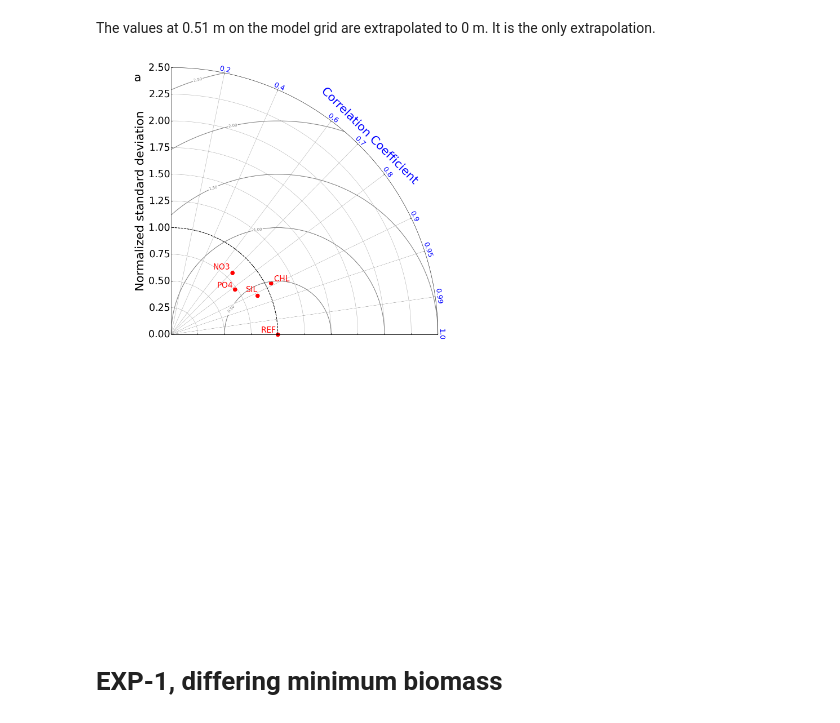
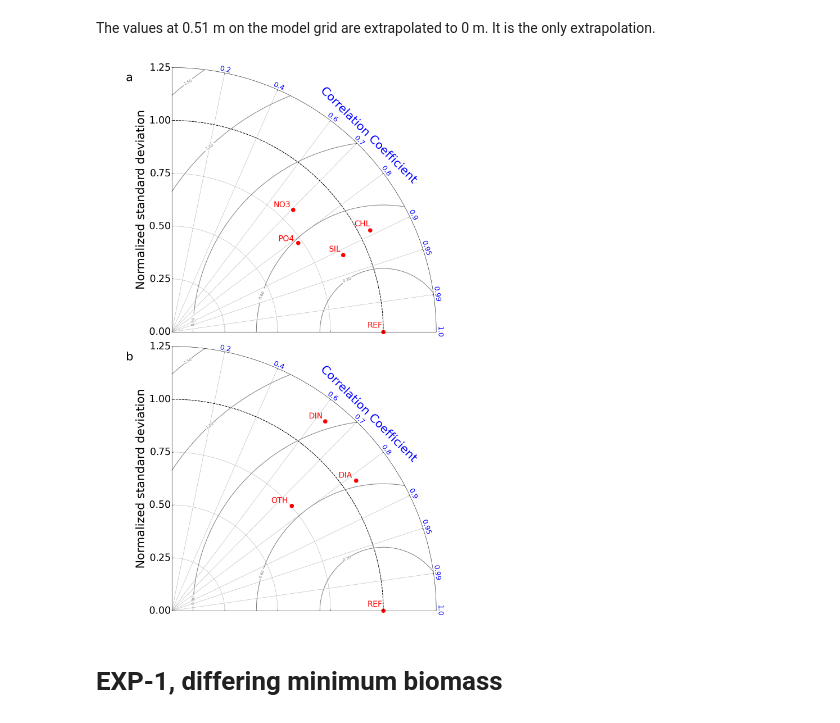
Before and after one commit to maximebenoitgagne/timing, a Jupyter notebook: timing.ipynb, the cells around one changed output. Saved outputs shown, nothing was run; the diff lists cells and outputs as text; code cells hidden in the pictures.

```diff
--- a/timing.ipynb
+++ b/timing.ipynb
@@ -1320,6 +1320,7 @@ diatomsnotgrouped_df=groups_df[(groups_df.mission=='ice_camp_2016') \
 # %%
 diatoms_df=diatomsnotgrouped_df.groupby(['doy','depth'])\
 .agg({'carbon_estimate_mg_c_m3':'sum'}).reset_index()
+diatomsobs_df=diatoms_df[diatoms_df.carbon_estimate_mg_c_m3!=0.0]
 # %%
 nT=365
 array1d_iT_obsvintcphytodiatom=np.full(nT,np.NaN)
@@ -1432,6 +1433,7 @@ dinonotgrouped_df=groups_df[(groups_df.mission=='ice_camp_2016') \
 # %%
 dino_df=dinonotgrouped_df.groupby(['doy','depth'])\
 .agg({'carbon_estimate_mg_c_m3':'sum'}).reset_index()
+dinoobs_df=dino_df[dino_df.carbon_estimate_mg_c_m3!=0.0]
 # %%
 nT=365
 array1d_iT_obsvintcphytodino=np.full(nT,np.NaN)
@@ -1544,6 +1546,7 @@ othernotgrouped_df=groups_df[(groups_df.mission=='ice_camp_2016') \
 # %%
 other_df=othernotgrouped_df.groupby(['doy','depth'])\
 .agg({'carbon_estimate_mg_c_m3':'sum'}).reset_index()
+otherobs_df=other_df[other_df.carbon_estimate_mg_c_m3!=0.0]
 # %%
 nT=365
 array1d_iT_obsvintcphytoother=np.full(nT,np.NaN)
@@ -3075,6 +3078,21 @@ nstdlogchl,corrcoeflogchl=vstats_pos.get_nstd_corrcoef(
     obs_varname='chlHPLC',
     mod_df=chlmod_df,
     mod_varname='chl')
+nstdlogdiatom,corrcoeflogdiatom=vstats_pos.get_nstd_corrcoef(
+    obs_df=diatomsobs_df,
+    obs_varname='carbon_estimate_mg_c_m3',
+    mod_df=simdiatom_df,
+    mod_varname='carbon_estimate_mg_c_m3')
+nstdlogdino,corrcoeflogdino=vstats_pos.get_nstd_corrcoef(
+    obs_df=dinoobs_df,
+    obs_varname='carbon_estimate_mg_c_m3',
+    mod_df=simdino_df,
+    mod_varname='carbon_estimate_mg_c_m3')
+nstdlogother,corrcoeflogother=vstats_pos.get_nstd_corrcoef(
+    obs_df=otherobs_df,
+    obs_varname='carbon_estimate_mg_c_m3',
+    mod_df=simother_df,
+    mod_varname='carbon_estimate_mg_c_m3')
 # %%
 def make_plots(fig):
     plt.axis('off')
@@ -3087,7 +3105,7 @@ def make_plots(fig):
                                     fig=fig,
                                     rect=rect,
                                     label='Reference',
-                                    srange=(0,2.5),
+                                    srange=(0.00,1.25),
                                     extend=extend)
     dia.add_sample(nstdlogchl,
                    corrcoeflogchl,
@@ -3116,40 +3134,92 @@ def make_plots(fig):
                    ms=10,
                    ls='',
                    mfc='red',
                    mec='red')
     dia.add_grid()
     contours=dia.add_contours(colors='0.5')
     plt.clabel(contours, inline=1, fontsize=10, fmt='%.2f')
 
-    plt.text(33*np.pi/100,0.52,'CHL',
+    plt.text(0.90,0.51,'CHL',
              horizontalalignment = 'center',verticalalignment='center',
              color='red', fontsize=20)
-    plt.text(15*np.pi/100,0.63,'NO3',
+    plt.text(0.52,0.60,'NO3',
              horizontalalignment = 'center',verticalalignment='center',
              color='red', fontsize=20)
-    plt.text(24*np.pi/100,0.42,'SIL',
+    plt.text(0.77,0.39,'SIL',
              horizontalalignment = 'center',verticalalignment='center',
              color='red', fontsize=20)
-    plt.text(16*np.pi/100,0.46,'PO4',
+    plt.text(0.54,0.44,'PO4',
              horizontalalignment = 'center',verticalalignment='center',
              color='red', fontsize=20)
-    plt.text(29*np.pi/100,0.04,'REF',
+    plt.text(0.96,0.03,'REF',
              horizontalalignment = 'center',verticalalignment='center',
              color='red', fontsize=20)
-    plt.text(-10*np.pi/100,2.40,' a ',
+    plt.text(-0.20,1.20,' a ',
+             horizontalalignment = 'center',verticalalignment='center',
+             fontsize=30)
+    plt.tight_layout()
+
+    # --- GROUPS
+    rect=212
+    dia=TaylorDiagram.TaylorDiagram(refnstd,
+                                    fig=fig,
+                                    rect=rect,
+                                    label='Reference',
+                                    srange=(0.00,1.25),
+                                    extend=False)
+    dia.add_sample(nstdlogdiatom,
+                   corrcoeflogdiatom,
+                   marker='o',
+                   ms=10,
+                   ls='',
+                   mfc='red',
+                   mec='red',
+                   label='DIA')
+    dia.add_sample(nstdlogdino,
+                   corrcoeflogdino,
+                   marker='o',
+                   ms=10,
+                   ls='',
+                   mfc='red',
+                   mec='red',
+                   label='DIN')
+    dia.add_sample(nstdlogother,
+                   corrcoeflogother,
+                   marker='o',
+                   ms=10,
+                   ls='',
+                   mfc='red',
+                   mec='red',
+                   label='OTH')
+    dia.add_grid()
+    contours=dia.add_contours(colors='0.5')
+    plt.clabel(contours, inline=1, fontsize=10, fmt='%.2f')
+    plt.text(0.82,0.64,'DIA',
+             horizontalalignment = 'center',verticalalignment='center',
+             color='red', fontsize=20)
+    plt.text(0.68,0.92,'DIN',
+             horizontalalignment = 'center',verticalalignment='center',
+             color='red', fontsize=20)
+    plt.text(0.51,0.52,'OTH',
+             horizontalalignment = 'center',verticalalignment='center',
+             color='red', fontsize=20)
+    plt.text(0.96,0.03,'REF',
+             horizontalalignment = 'center',verticalalignment='center',
+             color='red', fontsize=20)
+    plt.text(-0.20,1.20,' b ',
              horizontalalignment = 'center',verticalalignment='center',
              fontsize=30)
     plt.tight_layout()
 
 with plt.style.context('mplstyles/taylor.mplstyle'):
     # PLOT
     fig=plt.figure(figsize=(14.90,20.00))
     make_plots(fig)
 
     # --- SAVE
     plt.savefig('figures_timing_progress/taylor.'+ext,dpi=dpi)
 # %% [output]
-[figure, old version]
+[figure, new version]
 # %% [markdown]
 # EXP-1, differing minimum biomass
 # %% [markdown]
```
Also changed, not shown: parts of 53 cells of this notebook, 1 other file.
